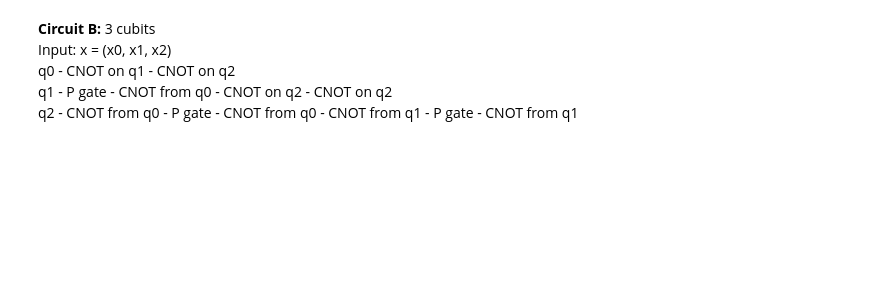
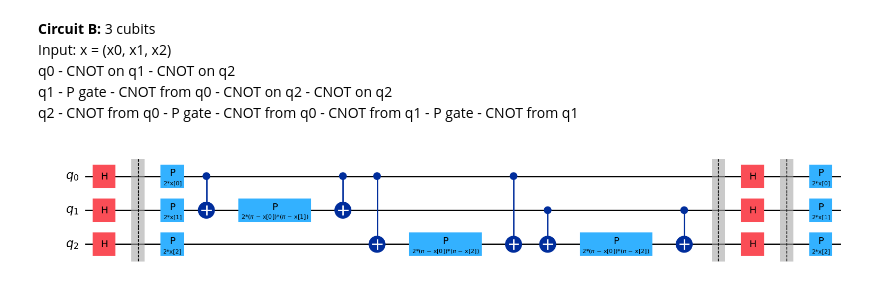
Before and after one commit to TartFroYo/Quantum-Computing, a Jupyter notebook: A-Brief-Intro-to-Quantum-Computing-with-Qiskit-En.ipynb, the cells around one changed output. Cells and saved outputs as stored; diff of their text form; code cells hidden in the pictures; blank space fills up the shorter version.

```diff
--- a/A-Brief-Intro-to-Quantum-Computing-with-Qiskit-En.ipynb
+++ b/A-Brief-Intro-to-Quantum-Computing-with-Qiskit-En.ipynb
@@ -759 +780,41 @@ q2 - CNOT from q0 - P gate - CNOT from q0 - CNOT from q1 - P gate - CNOT from q1
+# %%
+# Circuit A
+x = ParameterVector("x", 3)
+
+qc1 = QuantumCircuit(3)
+
+# order does matter
+qc1.h(0)
+qc1.h(1)
+qc1.h(2)
+
+qc1.barrier() # to add the dotted line
+qc1.p(2.0 * x[0], 0)
+qc1.p(2.0 * x[1], 1)
+qc1.p(2.0 * x[2], 2)
+
+qc1.cx(0,1)
+qc1.p(2.0 * (np.pi - x[0]) * (np.pi - x[1]), 1)
+qc1.cx(0,1)
+qc1.cx(0,2)
+qc1.p(2.0 * (np.pi - x[0]) * (np.pi - x[2]), 2)
+qc1.cx(0,2)
+qc1.cx(1,2)
+qc1.p(2.0 * (np.pi - x[0]) * (np.pi - x[2]), 2)
+qc1.cx(1,2)
+
+qc1.barrier()
+qc1.h(0)
+qc1.h(1)
+qc1.h(2)
+qc1.barrier()
+
+qc1.p(2.0 * x[0], 0)
+qc1.p(2.0 * x[1], 1)
+qc1.p(2.0 * x[2], 2)
+
+# qc.draw("text")
+qc1.draw("mpl")
+# %% [output]
+[figure, added]
 # %%
```
Also changed, not shown: parts of 9 cells of this notebook.
